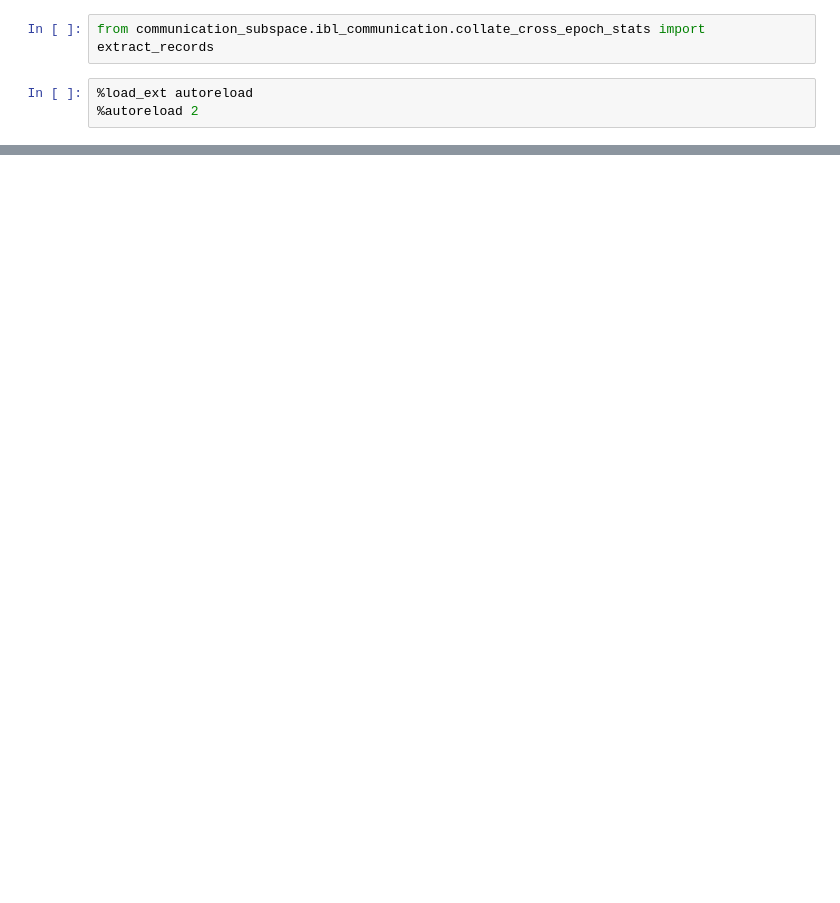
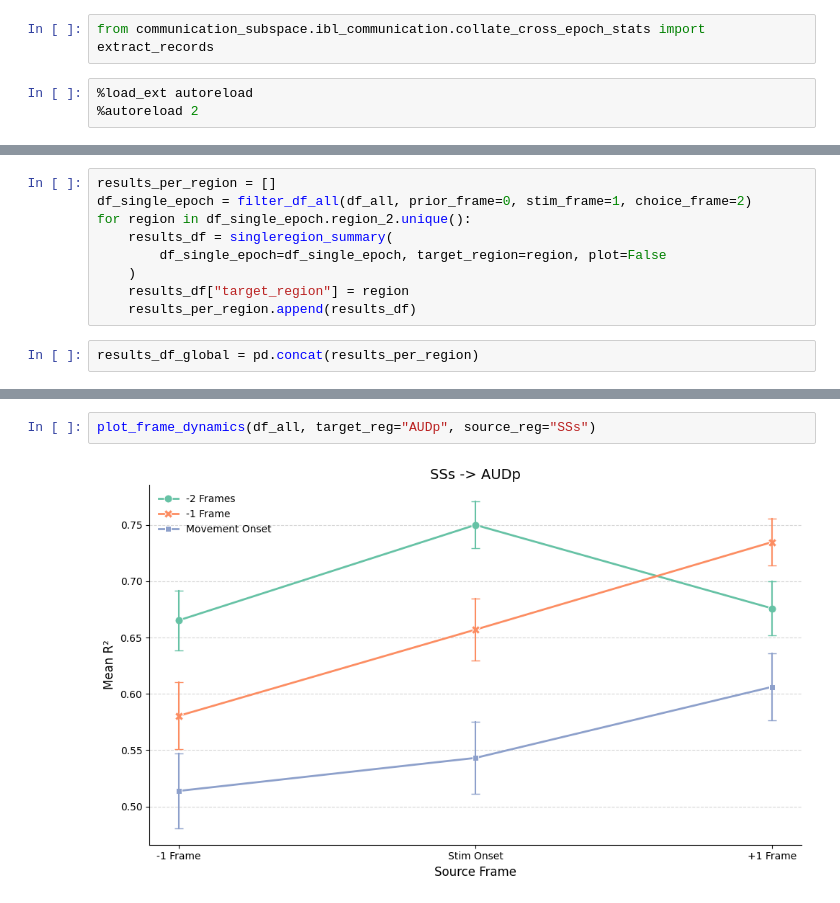
Before and after one commit to debottamKundu/communication_python, a Jupyter notebook: notebooks/cross_decoder.ipynb, the cells around one changed output, grey strips where cells are left out. Drawn from its saved outputs; the diff is of its cells as text; blank space fills up the shorter version.

```diff
--- a/notebooks/cross_decoder.ipynb
+++ b/notebooks/cross_decoder.ipynb
@@ -24,0 +154,11 @@ records_prior = extract_records(data_prior, "Prior", "uno")
+# %%
+results_per_region = []
+df_single_epoch = filter_df_all(df_all, prior_frame=0, stim_frame=1, choice_frame=2)
+for region in df_single_epoch.region_2.unique():
+    results_df = singleregion_summary(
+        df_single_epoch=df_single_epoch, target_region=region, plot=False
+    )
+    results_df["target_region"] = region
+    results_per_region.append(results_df)
+# %%
+results_df_global = pd.concat(results_per_region)
@@ -24,0 +429,4 @@ records_prior = extract_records(data_prior, "Prior", "uno")
+# %%
+plot_frame_dynamics(df_all, target_reg="AUDp", source_reg="SSs")
+# %% [output]
+[figure, added]
```
Also changed, not shown: parts of 15 cells of this notebook, 3 other files.
